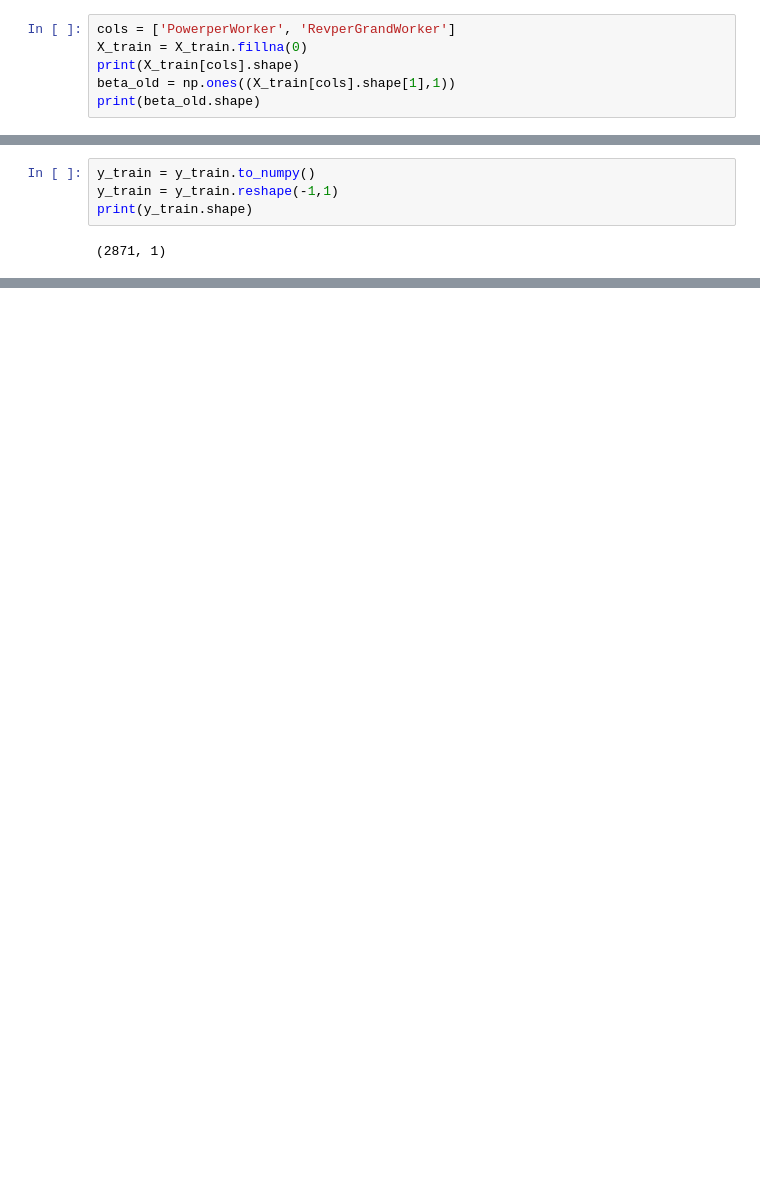
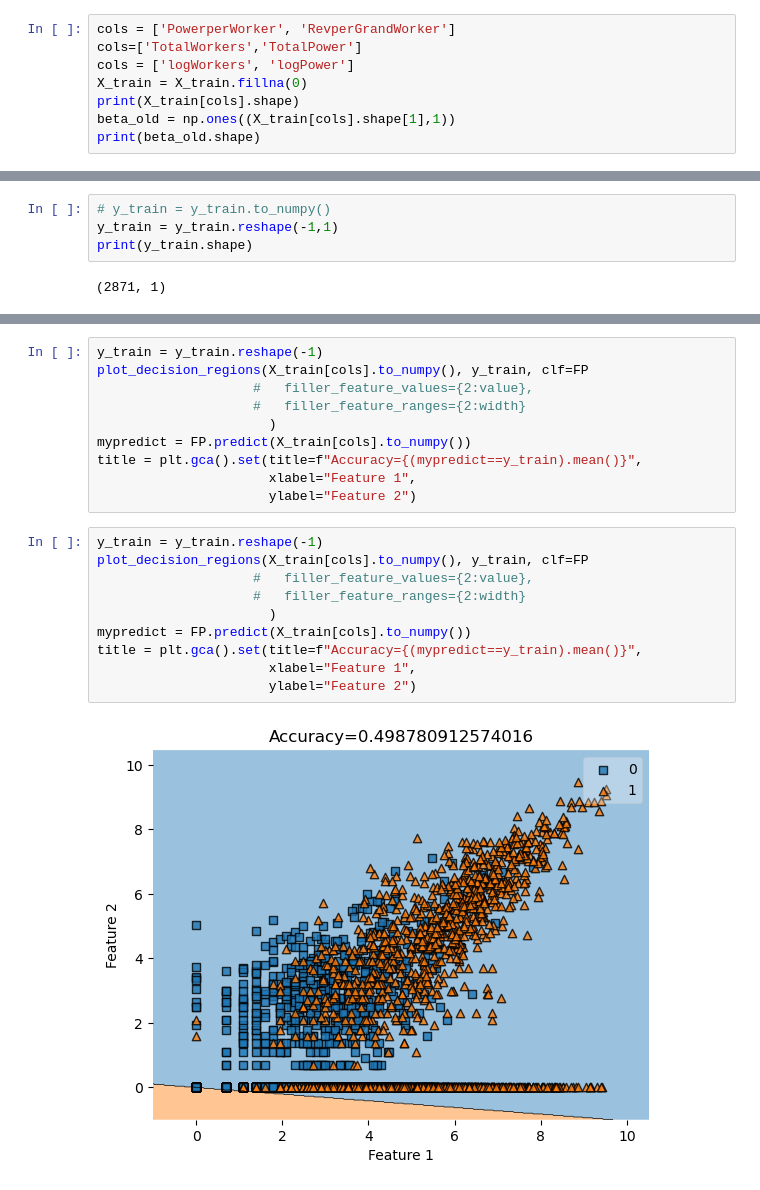
Before and after one commit to Xianzhiwang1/Leet-Code-Project, a Jupyter notebook: posts/final-blog-post/index.ipynb, the cells around one changed output, grey strips where cells are left out. Drawn from its saved outputs; the diff is of its cells as text; blank space fills up the shorter version.

```diff
--- a/posts/final-blog-post/index.ipynb
+++ b/posts/final-blog-post/index.ipynb
@@ -507,6 +471,8 @@ We do the exact same thing for restricting our data set to only factories with l
 # Logistic regression implementing Newton's Method
 # %%
 cols = ['PowerperWorker', 'RevperGrandWorker']
+cols=['TotalWorkers','TotalPower']
+cols = ['logWorkers', 'logPower']
 X_train = X_train.fillna(0)
 print(X_train[cols].shape)
 beta_old = np.ones((X_train[cols].shape[1],1))
@@ -515,7 +481,7 @@ print(beta_old.shape)
 (2871, 2)
 (2, 1)
 # %%
-y_train = y_train.to_numpy()
+# y_train = y_train.to_numpy()
 y_train = y_train.reshape(-1,1)
 print(y_train.shape)
 # %% [output]
@@ -542,0 +514,22 @@ VAR.shape (2871, 2871)
+# %%
+y_train = y_train.reshape(-1)
+plot_decision_regions(X_train[cols].to_numpy(), y_train, clf=FP
+                    #   filler_feature_values={2:value},
+                    #   filler_feature_ranges={2:width}
+                      )
+mypredict = FP.predict(X_train[cols].to_numpy())
+title = plt.gca().set(title=f"Accuracy={(mypredict==y_train).mean()}",
+                      xlabel="Feature 1",
+                      ylabel="Feature 2")
+# %%
+y_train = y_train.reshape(-1)
+plot_decision_regions(X_train[cols].to_numpy(), y_train, clf=FP
+                    #   filler_feature_values={2:value},
+                    #   filler_feature_ranges={2:width}
+                      )
+mypredict = FP.predict(X_train[cols].to_numpy())
+title = plt.gca().set(title=f"Accuracy={(mypredict==y_train).mean()}",
+                      xlabel="Feature 1",
+                      ylabel="Feature 2")
+# %% [output]
+[figure, added]
```
Also changed, not shown: parts of 22 cells of this notebook, 14 other files.
